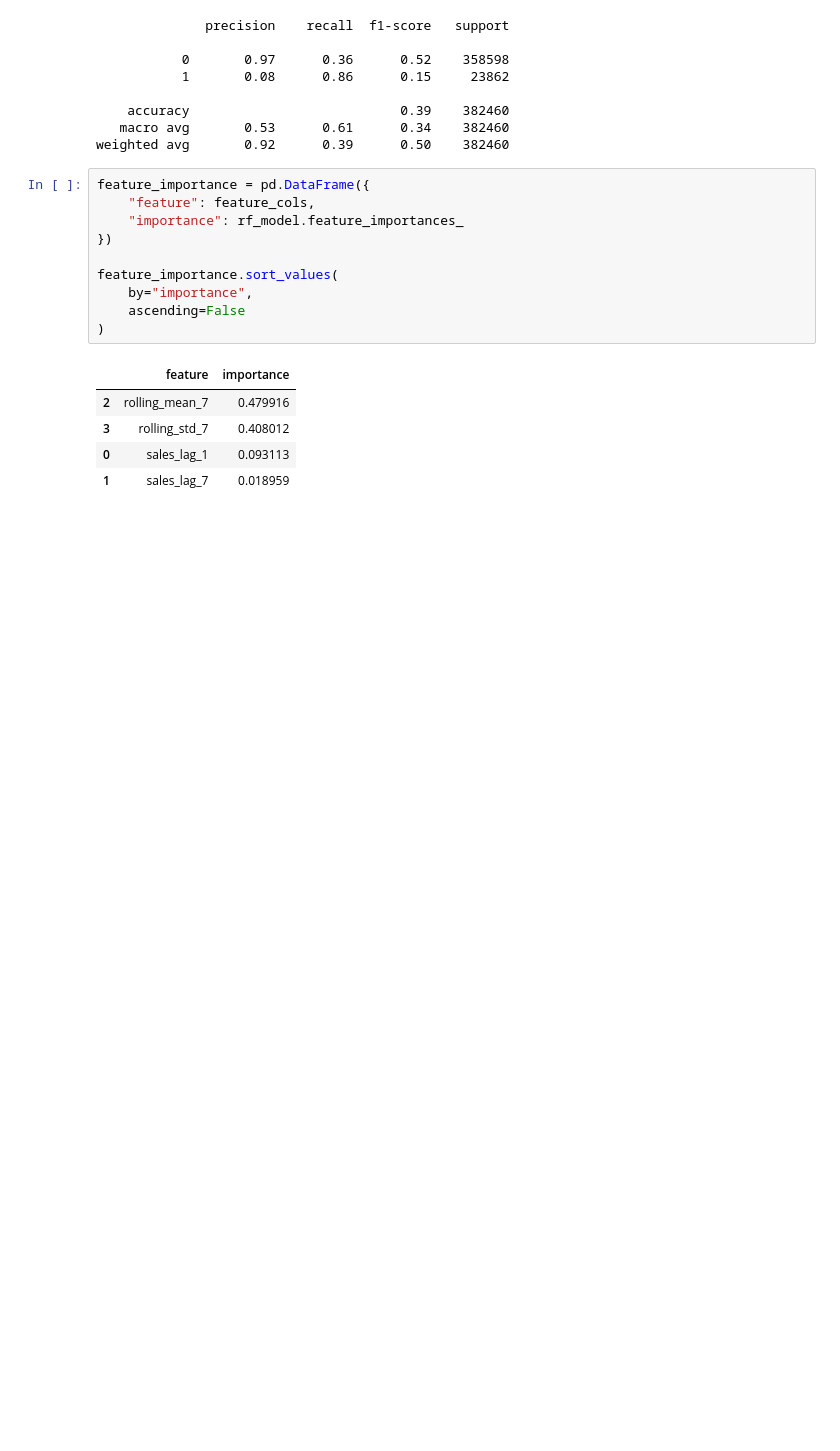
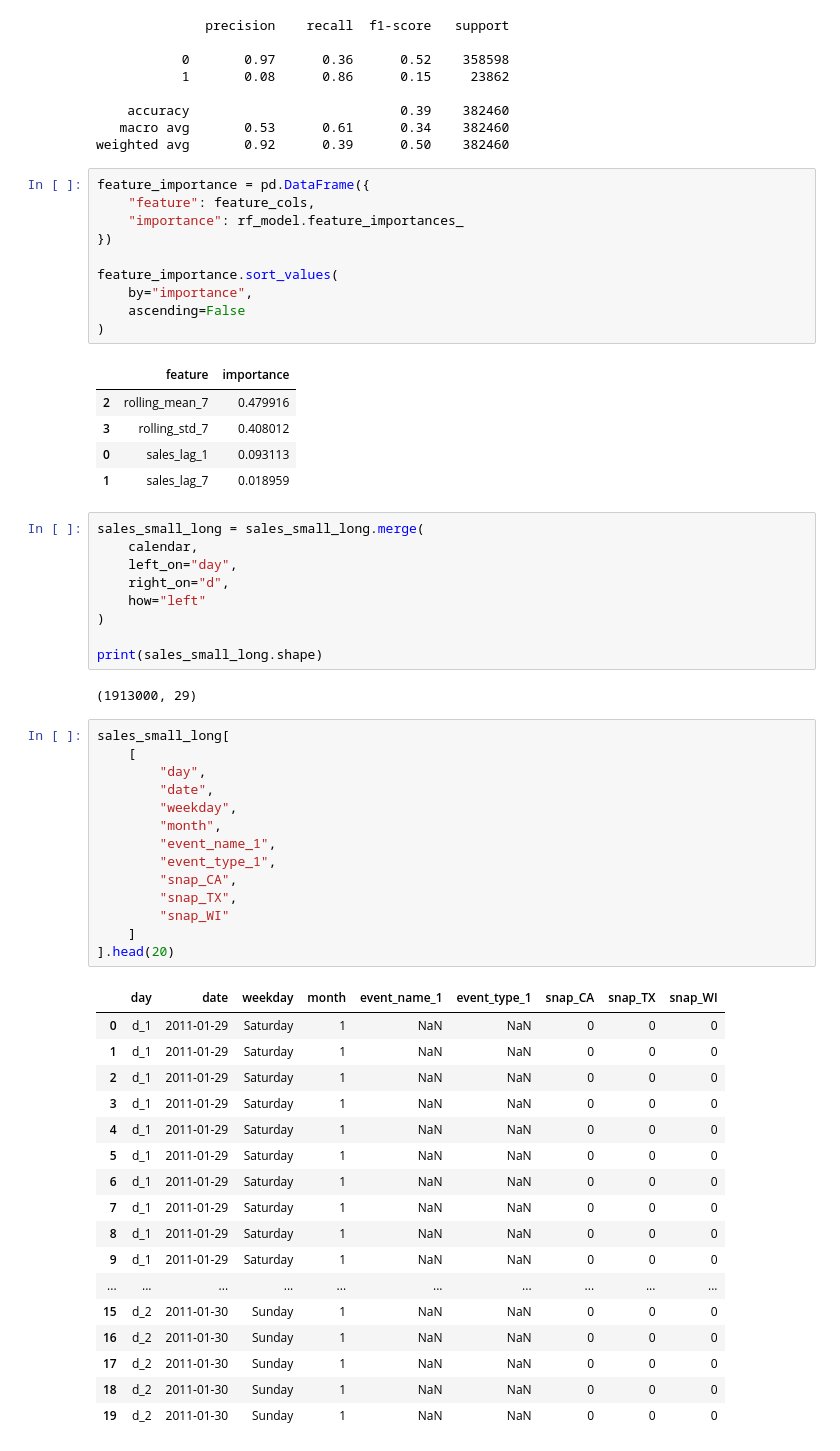
Before and after one commit to suhailyunus/supply-chain-stress-prediction, a Jupyter notebook: notebooks/exploratory_annotated_updated.ipynb, the cells around one changed output. Cells and saved outputs as stored; diff of their text form; blank space fills up the shorter version.

Commit message:
update notebook notes with calendar and price experiments

```diff
--- a/notebooks/exploratory_annotated_updated.ipynb
+++ b/notebooks/exploratory_annotated_updated.ipynb
@@ -774,3 +774,46 @@ feature_importance.sort_values(
 | 3 | rolling_std_7 | 0.408012 |
 | 0 | sales_lag_1 | 0.093113 |
 | 1 | sales_lag_7 | 0.018959 |
+# %%
+sales_small_long = sales_small_long.merge(
+    calendar,
+    left_on="day",
+    right_on="d",
+    how="left"
+)
+
+print(sales_small_long.shape)
+# %% [output]
+(1913000, 29)
+# %%
+sales_small_long[
+    [
+        "day",
+        "date",
+        "weekday",
+        "month",
+        "event_name_1",
+        "event_type_1",
+        "snap_CA",
+        "snap_TX",
+        "snap_WI"
+    ]
+].head(20)
+# %% [output]
+|  | day | date | weekday | month | event_name_1 | event_type_1 | snap_CA | snap_TX | snap_WI |
+| 0 | d_1 | 2011-01-29 | Saturday | 1 | NaN | NaN | 0 | 0 | 0 |
+| 1 | d_1 | 2011-01-29 | Saturday | 1 | NaN | NaN | 0 | 0 | 0 |
+| 2 | d_1 | 2011-01-29 | Saturday | 1 | NaN | NaN | 0 | 0 | 0 |
+| 3 | d_1 | 2011-01-29 | Saturday | 1 | NaN | NaN | 0 | 0 | 0 |
+| 4 | d_1 | 2011-01-29 | Saturday | 1 | NaN | NaN | 0 | 0 | 0 |
+| 5 | d_1 | 2011-01-29 | Saturday | 1 | NaN | NaN | 0 | 0 | 0 |
+| 6 | d_1 | 2011-01-29 | Saturday | 1 | NaN | NaN | 0 | 0 | 0 |
+| 7 | d_1 | 2011-01-29 | Saturday | 1 | NaN | NaN | 0 | 0 | 0 |
+| 8 | d_1 | 2011-01-29 | Saturday | 1 | NaN | NaN | 0 | 0 | 0 |
+| 9 | d_1 | 2011-01-29 | Saturday | 1 | NaN | NaN | 0 | 0 | 0 |
+| ... | ... | ... | ... | ... | ... | ... | ... | ... | ... |
+| 15 | d_2 | 2011-01-30 | Sunday | 1 | NaN | NaN | 0 | 0 | 0 |
+| 16 | d_2 | 2011-01-30 | Sunday | 1 | NaN | NaN | 0 | 0 | 0 |
+| 17 | d_2 | 2011-01-30 | Sunday | 1 | NaN | NaN | 0 | 0 | 0 |
+| 18 | d_2 | 2011-01-30 | Sunday | 1 | NaN | NaN | 0 | 0 | 0 |
+| 19 | d_2 | 2011-01-30 | Sunday | 1 | NaN | NaN | 0 | 0 | 0 |
```
Also changed, not shown: parts of 19 cells of this notebook, 2 other files.
